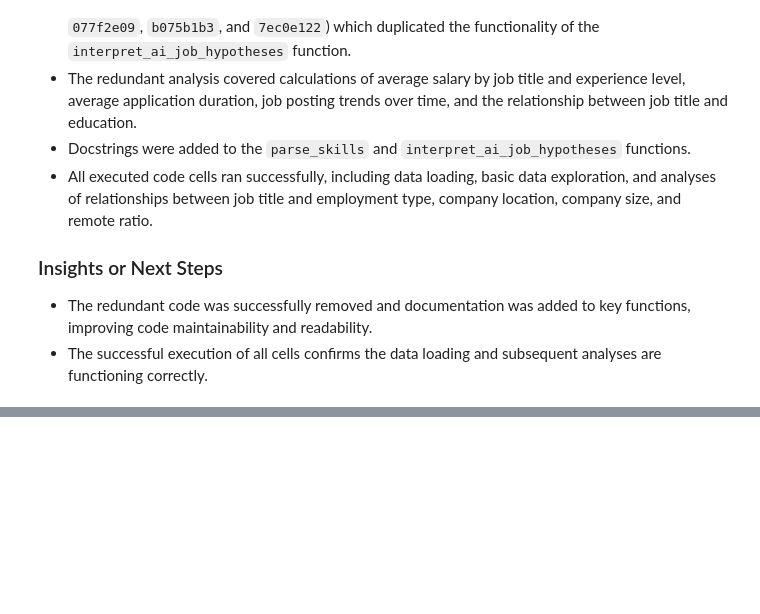
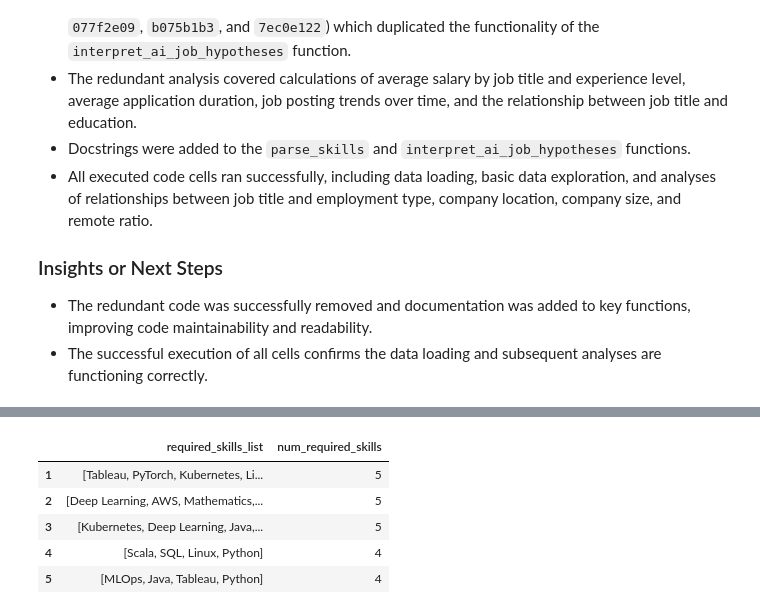
Before and after one commit to stevejj4/Global-AI-Job-Market-Trends-Salary-Insights-2025, a Jupyter notebook: ai_job_project.ipynb, the cells around one changed output, grey strips where cells are left out. Drawn from its saved outputs; the diff is of its cells as text; code cells hidden in the pictures; blank space fills up the shorter version.

```diff
--- a/ai_job_project.ipynb
+++ b/ai_job_project.ipynb
@@ -719,0 +782,13 @@ dtype: int64
+# %%
+# Create a new column 'num_required_skills' by counting the elements in the 'required_skills_list'
+df['num_required_skills'] = df['required_skills_list'].apply(len)
+
+# Display the first few rows with the new column to verify the result
+display(df[['required_skills_list', 'num_required_skills']].head())
+# %% [output]
+|  | required_skills_list | num_required_skills |
+| 1 | [Tableau, PyTorch, Kubernetes, Li... | 5 |
+| 2 | [Deep Learning, AWS, Mathematics,... | 5 |
+| 3 | [Kubernetes, Deep Learning, Java,... | 5 |
+| 4 | [Scala, SQL, Linux, Python] | 4 |
+| 5 | [MLOps, Java, Tableau, Python] | 4 |
```
Also changed, not shown: parts of 7 cells of this notebook.
